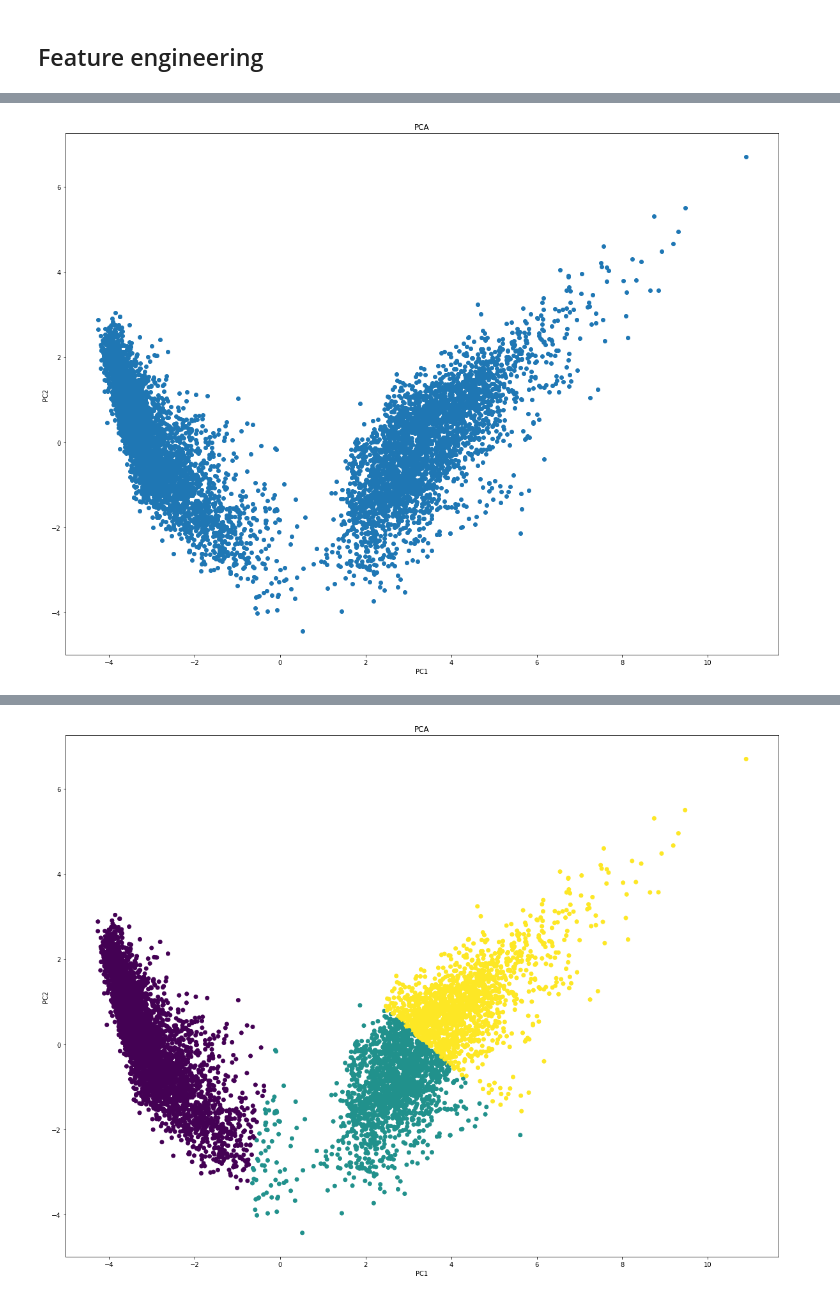
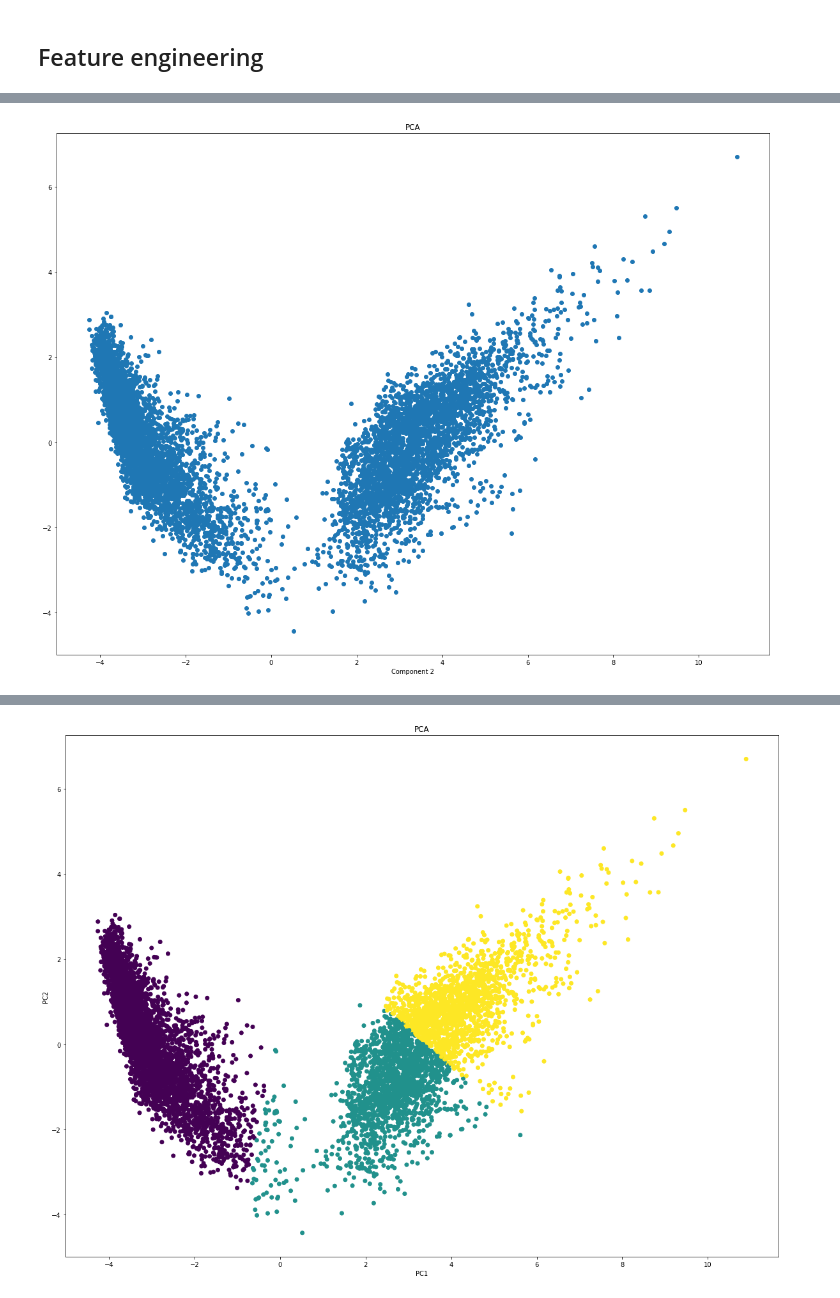
Before and after one commit to gekas145/WUM-2021-Projekty, a Jupyter notebook: Projekt2/feature_engineering_and_baseline.ipynb, the cells around one changed output, grey strips where cells are left out. Drawn from its saved outputs; the diff is of its cells as text; code cells hidden in the pictures.

```diff
--- a/Projekt2/feature_engineering_and_baseline.ipynb
+++ b/Projekt2/feature_engineering_and_baseline.ipynb
@@ -71,18 +78,30 @@ def reshape(components):
         res[0][i] = components[i][0]
         res[1][i] = components[i][1]
     return res
+
+def get_components(model, X):
+    transformer = None
+    if model == "PCA":
+        transformer = PCA(n_components = 2)
+    elif model == "TSNE":
+        transformer = pipeline = Pipeline(
+            [("pca", PCA(n_components = 90)),
+            ("tsne", TSNE(n_components = 2))])
+
+    X_transformed = transformer.fit_transform(X)
+    X_transformed = reshape(X_transformed)
+    return X_transformed
+
+def plot_components(model, X):
+    X_transformed = get_components(model, X)
+
+    plt.rcParams["figure.figsize"] = [20,15]
+    plt.scatter(X_transformed[0], X_transformed[1])
+    plt.xlabel("Component 1")
+    plt.xlabel("Component 2")
+    plt.title(model)
+    plt.show()
-# %%
-pca = PCA(n_components = 2)
-pca.fit(X_train)
-pca_comp = pca.transform(X_train)
-pca_comp = reshape(pca_comp)
-
-plt.rcParams["figure.figsize"] = [20,15]
-plt.scatter(pca_comp[0], pca_comp[1])
-plt.xlabel("PC1")
-plt.ylabel("PC2")
-plt.title("PCA")
-plt.show()
-# widać 2 klastry
-# %% [output]
-[figure, removed]
+# %%
+plot_components("PCA", X_train)
+# %% [output]
+[figure, added]
```
Also changed, not shown: parts of 5 cells of this notebook.
